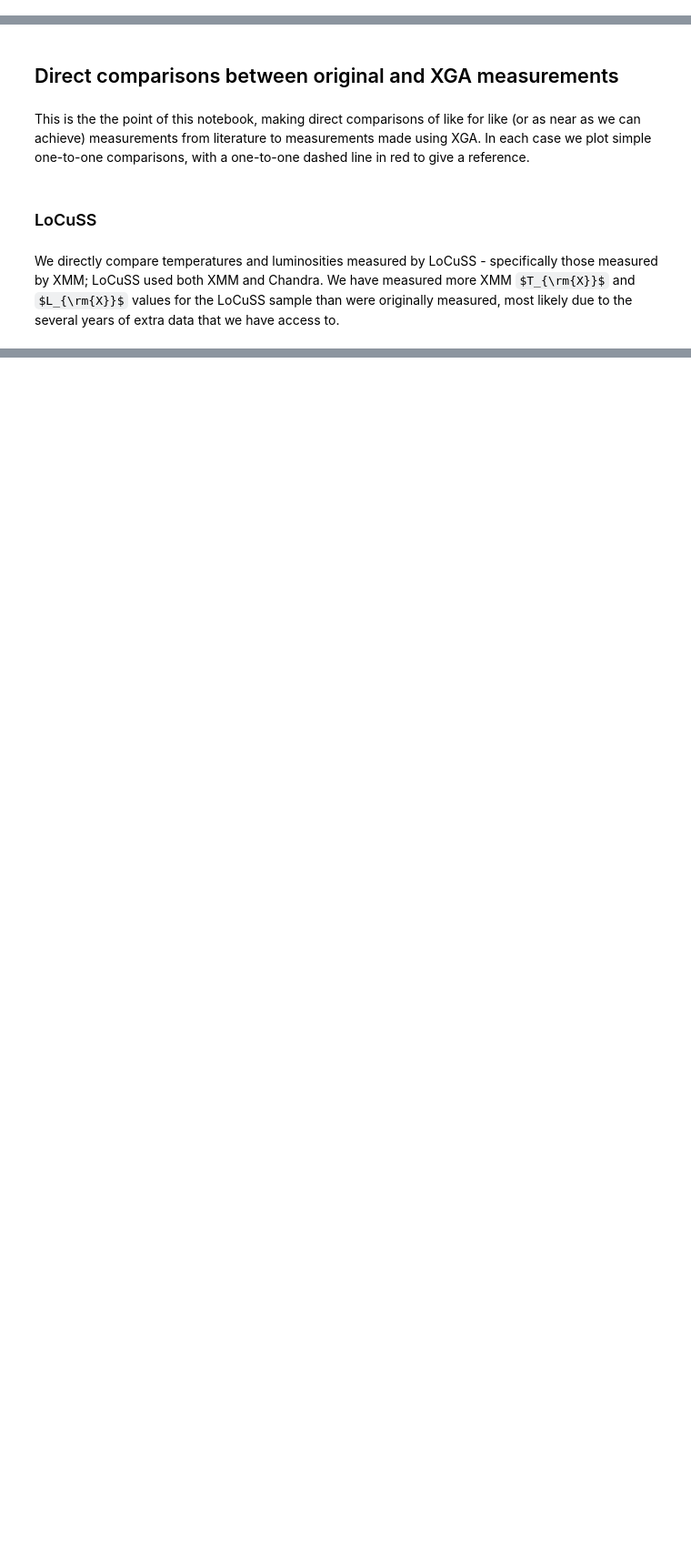
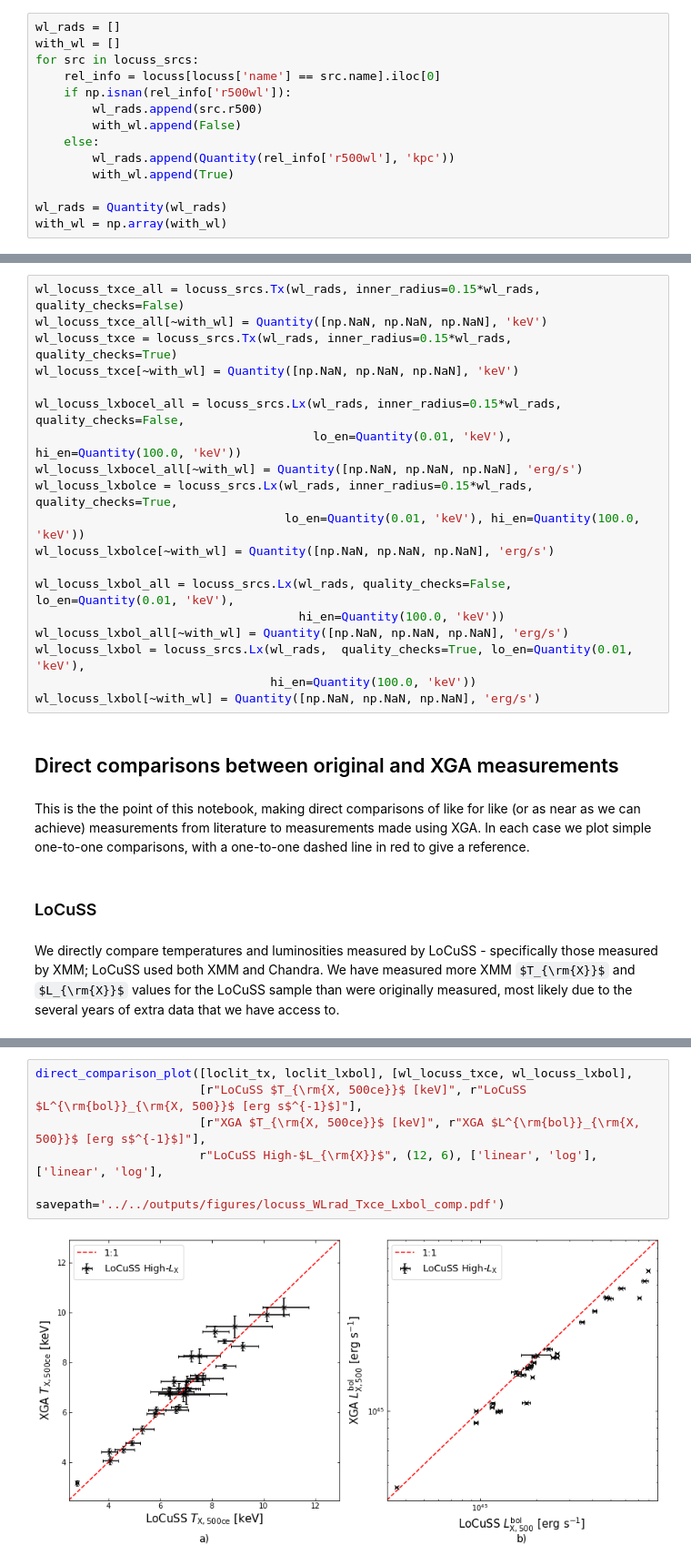
Before and after one commit to DavidT3/XCS-Mass-Paper-I-Analysis, a Jupyter notebook: notebooks/temp_lum_comparisons/locuss_comparisons.ipynb, the cells around one changed output, grey strips where cells are left out. Shown at 91% size. Cells and saved outputs as stored; diff of their text form; some formulas as TeX source; blank space fills up the shorter version.

```diff
--- a/notebooks/temp_lum_comparisons/locuss_comparisons.ipynb
+++ b/notebooks/temp_lum_comparisons/locuss_comparisons.ipynb
@@ -96,0 +105,14 @@ single_temp_apec(locuss_srcs, locuss_srcs.r500, lo_en=Quantity(0.7, 'keV'), hi_e
+# %%
+wl_rads = []
+with_wl = []
+for src in locuss_srcs:
+    rel_info = locuss[locuss['name'] == src.name].iloc[0]
+    if np.isnan(rel_info['r500wl']):
+        wl_rads.append(src.r500)
+        with_wl.append(False)
+    else:
+        wl_rads.append(Quantity(rel_info['r500wl'], 'kpc'))
+        with_wl.append(True)
+
+wl_rads = Quantity(wl_rads)
+with_wl = np.array(with_wl)
@@ -126,3 +157,22 @@ loclit_lxbol = Quantity(loclit_lxbol)
+# %%
+wl_locuss_txce_all = locuss_srcs.Tx(wl_rads, inner_radius=0.15*wl_rads, quality_checks=False)
+wl_locuss_txce_all[~with_wl] = Quantity([np.NaN, np.NaN, np.NaN], 'keV')
+wl_locuss_txce = locuss_srcs.Tx(wl_rads, inner_radius=0.15*wl_rads, quality_checks=True)
+wl_locuss_txce[~with_wl] = Quantity([np.NaN, np.NaN, np.NaN], 'keV')
+
+wl_locuss_lxbocel_all = locuss_srcs.Lx(wl_rads, inner_radius=0.15*wl_rads, quality_checks=False,
+                                       lo_en=Quantity(0.01, 'keV'), hi_en=Quantity(100.0, 'keV'))
+wl_locuss_lxbocel_all[~with_wl] = Quantity([np.NaN, np.NaN, np.NaN], 'erg/s')
+wl_locuss_lxbolce = locuss_srcs.Lx(wl_rads, inner_radius=0.15*wl_rads, quality_checks=True,
+                                   lo_en=Quantity(0.01, 'keV'), hi_en=Quantity(100.0, 'keV'))
+wl_locuss_lxbolce[~with_wl] = Quantity([np.NaN, np.NaN, np.NaN], 'erg/s')
+
+wl_locuss_lxbol_all = locuss_srcs.Lx(wl_rads, quality_checks=False, lo_en=Quantity(0.01, 'keV'),
+                                     hi_en=Quantity(100.0, 'keV'))
+wl_locuss_lxbol_all[~with_wl] = Quantity([np.NaN, np.NaN, np.NaN], 'erg/s')
+wl_locuss_lxbol = locuss_srcs.Lx(wl_rads,  quality_checks=True, lo_en=Quantity(0.01, 'keV'),
+                                 hi_en=Quantity(100.0, 'keV'))
+wl_locuss_lxbol[~with_wl] = Quantity([np.NaN, np.NaN, np.NaN], 'erg/s')
 # %% [markdown]
 ## Direct comparisons between original and XGA measurements
 # %% [markdown]
@@ -157,0 +239,8 @@ fit_comp(loclit_lxbol, locuss_lxbol, [[0, 100], [0, 5]], r"LoCuSS $L^{\rm{bol}}_
+# %%
+direct_comparison_plot([loclit_tx, loclit_lxbol], [wl_locuss_txce, wl_locuss_lxbol],
+                       [r"LoCuSS $T_{\rm{X, 500ce}}$ [keV]", r"LoCuSS $L^{\rm{bol}}_{\rm{X, 500}}$ [erg s$^{-1}$]"],
+                       [r"XGA $T_{\rm{X, 500ce}}$ [keV]", r"XGA $L^{\rm{bol}}_{\rm{X, 500}}$ [erg s$^{-1}$]"],
+                       r"LoCuSS High-$L_{\rm{X}}$", (12, 6), ['linear', 'log'], ['linear', 'log'],
+                       savepath='../../outputs/figures/locuss_WLrad_Txce_Lxbol_comp.pdf')
+# %% [output]
+[figure, added]
```
Also changed, not shown: parts of 24 cells of this notebook, 6 other files.
